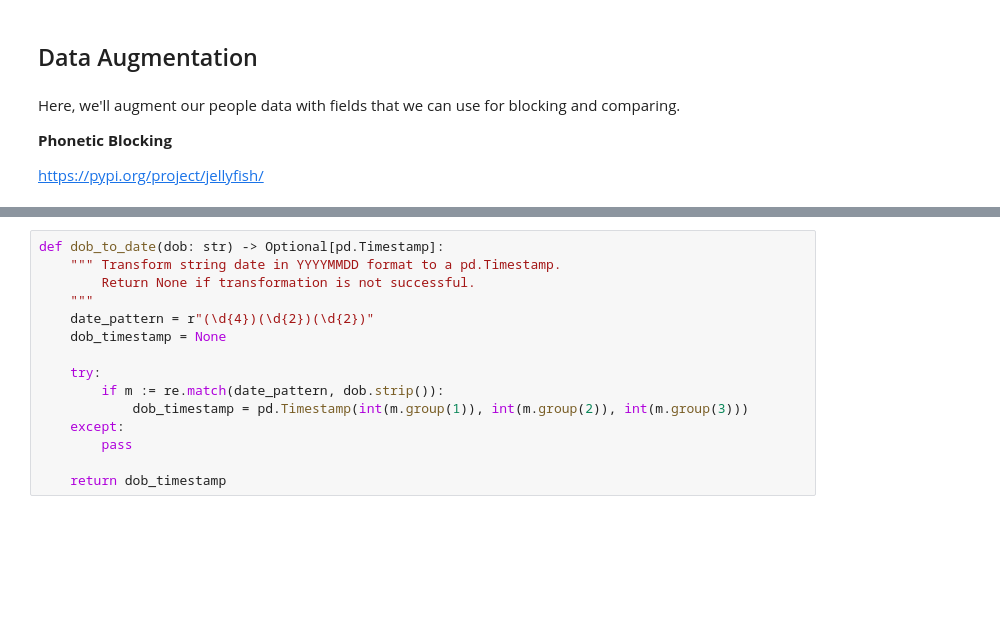
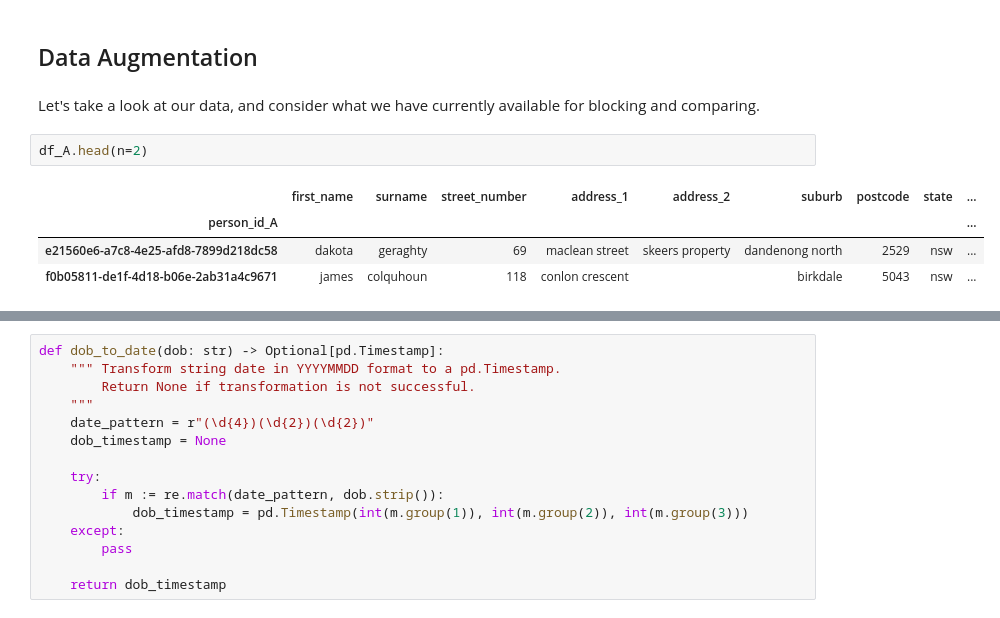
Before and after one commit to rachhouse/intro-to-data-linking, a Jupyter notebook: tutorial_notebooks/01_Link_FEBRL_Data_with_SimSum_Classification.ipynb, the cells around one changed output, grey strips where cells are left out. Drawn from its saved outputs; the diff is of its cells as text; blank space fills up the shorter version.

```diff
--- a/tutorial_notebooks/01_Link_FEBRL_Data_with_SimSum_Classification.ipynb
+++ b/tutorial_notebooks/01_Link_FEBRL_Data_with_SimSum_Classification.ipynb
@@ -81,9 +89,12 @@ df_ground_truth.head()
 | 771ffc11-a39e-4820-a494-32b4838a350a | af5743f6-e95e-4f9d-a7e6-210177b50421 | True |
 # %% [markdown]
 ## Data Augmentation
-# %% [markdown]
-Here, we'll augment our people data with fields that we can use for blocking and comparing.
-
-**Phonetic Blocking**
-
-https://pypi.org/project/jellyfish/
+# %% [markdown]
+Let's take a look at our data, and consider what we have currently available for blocking and comparing.
+# %%
+df_A.head(n=2)
+# %% [output]
+|  | first_name | surname | street_number | address_1 | address_2 | suburb | postcode | state | ... |
+| person_id_A |  |  |  |  |  |  |  |  | ... |
+| e21560e6-a7c8-4e25-afd8-7899d218dc58 | dakota | geraghty | 69 | maclean street | skeers property | dandenong north | 2529 | nsw | ... |
+| f0b05811-de1f-4d18-b06e-2ab31a4c9671 | james | colquhoun | 118 | conlon crescent |  | birkdale | 5043 | nsw | ... |
```
Also changed, not shown: parts of 41 cells of this notebook, 3 other files.
